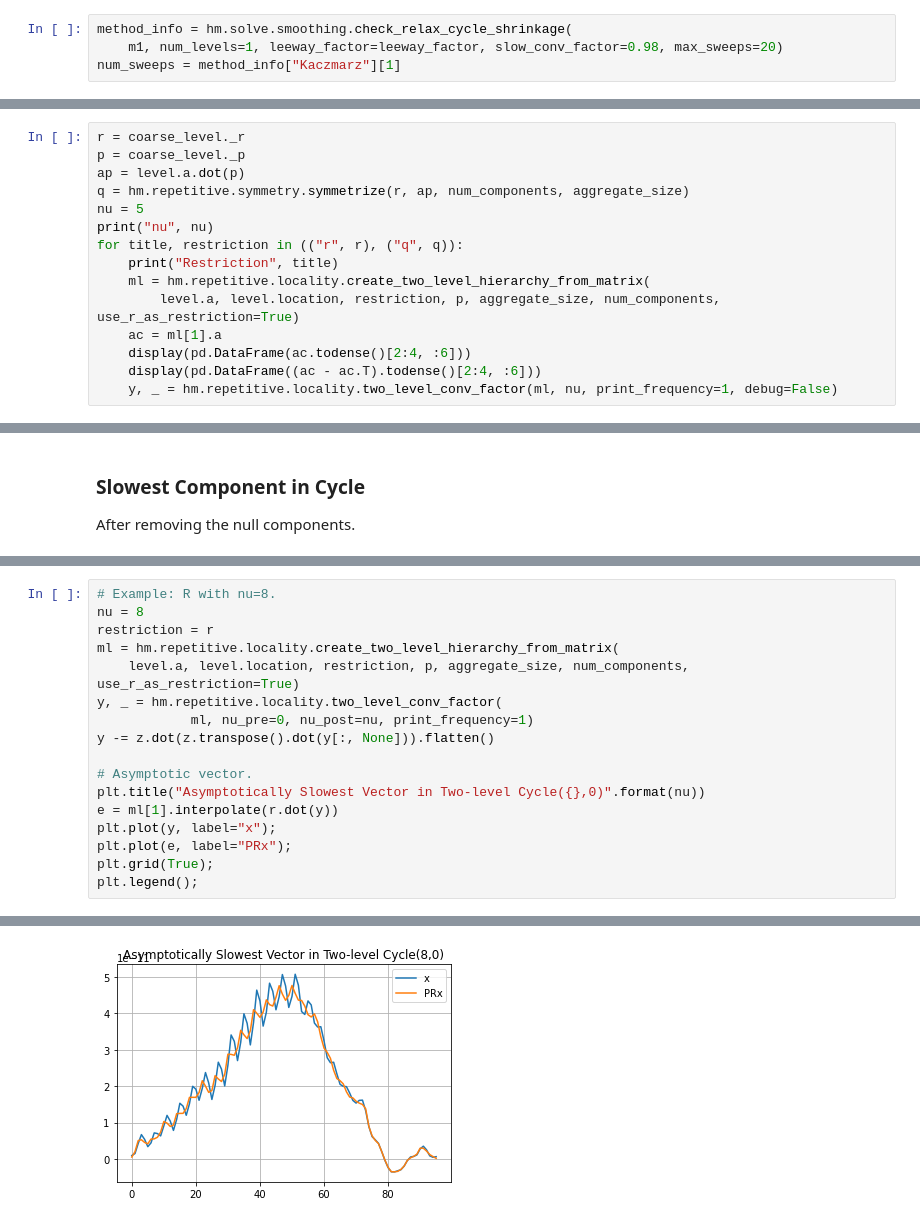
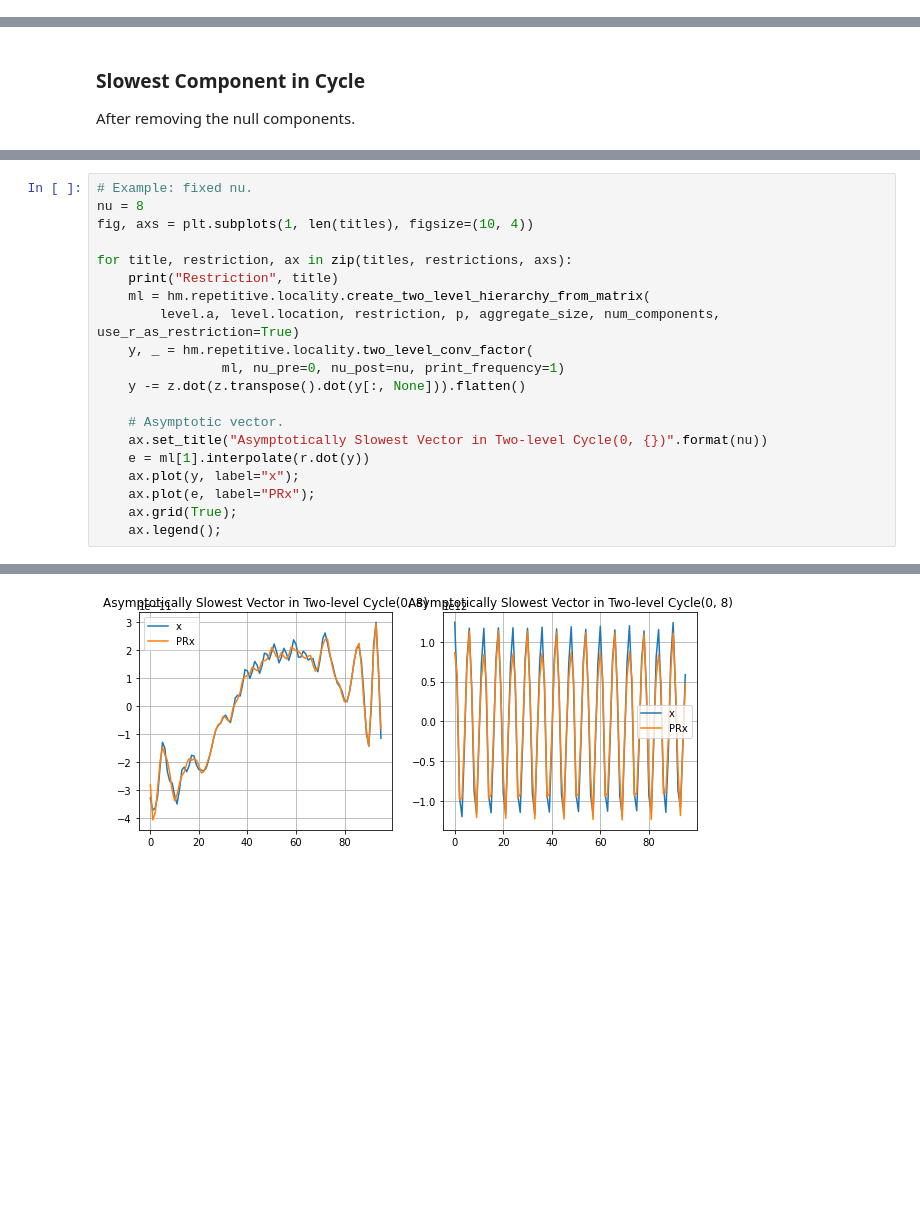
Before and after one commit to 436ahsan/Helmholtz, a Jupyter notebook: notebooks/repetitive/4_2_coarsening_3_level_qap.ipynb, the cells around one changed output, grey strips where cells are left out. Drawn from its saved outputs; the diff is of its cells as text; blank space fills up the shorter version.

```diff
--- a/notebooks/repetitive/4_2_coarsening_3_level_qap.ipynb
+++ b/notebooks/repetitive/4_2_coarsening_3_level_qap.ipynb
@@ -422,4 +178,0 @@ a = level.a
-# %%
-method_info = hm.solve.smoothing.check_relax_cycle_shrinkage(
-    m1, num_levels=1, leeway_factor=leeway_factor, slow_conv_factor=0.98, max_sweeps=20)
-num_sweeps = method_info["Kaczmarz"][1]
@@ -713,15 +182,0 @@ $A^c = QAP$ is symmetric and sparse, but not accurate since $P$ is incompatible
-# %%
-r = coarse_level._r
-p = coarse_level._p
-ap = level.a.dot(p)
-q = hm.repetitive.symmetry.symmetrize(r, ap, num_components, aggregate_size)
-nu = 5
-print("nu", nu)
-for title, restriction in (("r", r), ("q", q)):
-    print("Restriction", title)
-    ml = hm.repetitive.locality.create_two_level_hierarchy_from_matrix(
-        level.a, level.location, restriction, p, aggregate_size, num_components, use_r_as_restriction=True)
-    ac = ml[1].a
-    display(pd.DataFrame(ac.todense()[2:4, :6]))
-    display(pd.DataFrame((ac - ac.T).todense()[2:4, :6]))
-    y, _ = hm.repetitive.locality.two_level_conv_factor(ml, nu, print_frequency=1, debug=False)
@@ -884,18 +280,21 @@ for row, nu in enumerate(nu_values):
 # %%
-# Example: R with nu=8.
+# Example: fixed nu.
 nu = 8
-restriction = r
-ml = hm.repetitive.locality.create_two_level_hierarchy_from_matrix(
-    level.a, level.location, restriction, p, aggregate_size, num_components, use_r_as_restriction=True)
-y, _ = hm.repetitive.locality.two_level_conv_factor(
-            ml, nu_pre=0, nu_post=nu, print_frequency=1)
-y -= z.dot(z.transpose().dot(y[:, None])).flatten()
+fig, axs = plt.subplots(1, len(titles), figsize=(10, 4))
 
-# Asymptotic vector.
-plt.title("Asymptotically Slowest Vector in Two-level Cycle({},0)".format(nu))
-e = ml[1].interpolate(r.dot(y))
-plt.plot(y, label="x");
-plt.plot(e, label="PRx");
-plt.grid(True);
-plt.legend();
+for title, restriction, ax in zip(titles, restrictions, axs):
+    print("Restriction", title)
+    ml = hm.repetitive.locality.create_two_level_hierarchy_from_matrix(
+        level.a, level.location, restriction, p, aggregate_size, num_components, use_r_as_restriction=True)
+    y, _ = hm.repetitive.locality.two_level_conv_factor(
+                ml, nu_pre=0, nu_post=nu, print_frequency=1)
+    y -= z.dot(z.transpose().dot(y[:, None])).flatten()
+
+    # Asymptotic vector.
+    ax.set_title("Asymptotically Slowest Vector in Two-level Cycle(0, {})".format(nu))
+    e = ml[1].interpolate(r.dot(y))
+    ax.plot(y, label="x");
+    ax.plot(e, label="PRx");
+    ax.grid(True);
+    ax.legend();
 # %% [output]
@@ -913 +318 @@ INFO        10 |r| 8.222e-11 (0.08531) RER 0.00000 (0.08531) 766.844
-[figure, old version]
+[figure, new version]
```
Also changed, not shown: parts of 76 cells of this notebook.
